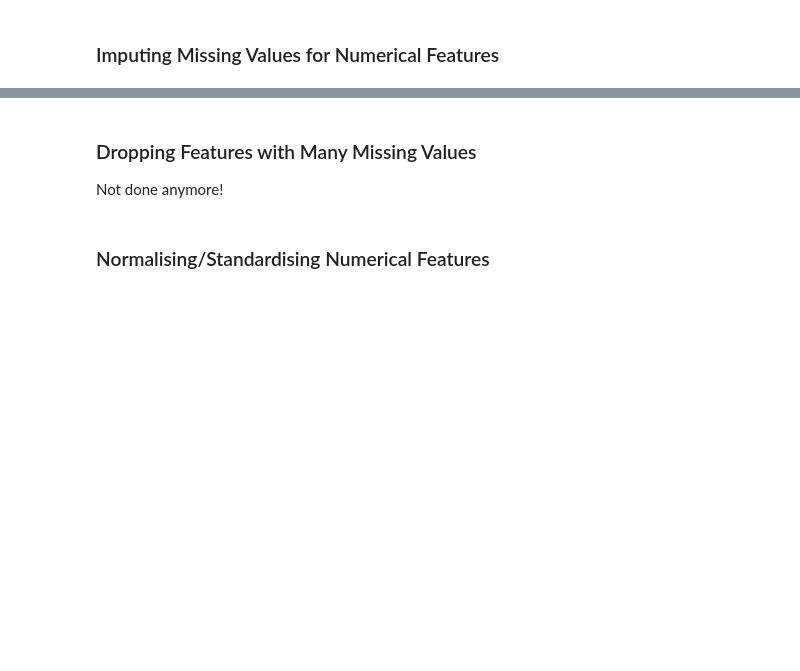
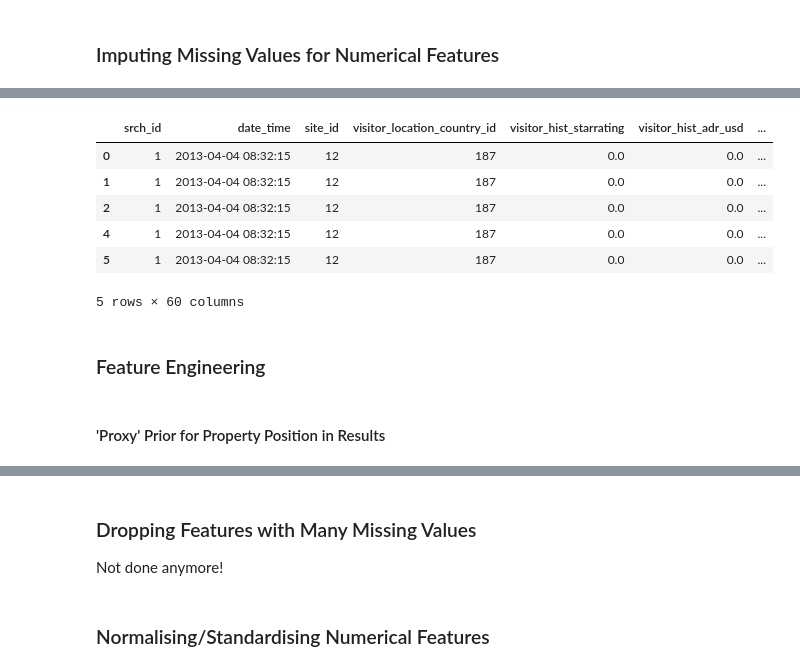
Before and after one commit to ryan-ott/DMT-Group17, a Jupyter notebook: Assignment2/expedia.ipynb, the cells around one changed output, grey strips where cells are left out. Cells and saved outputs as stored; diff of their text form; code cells hidden in the pictures; blank space fills up the shorter version.

Commit message:
Much progress on Feature Engineering

```diff
--- a/Assignment2/expedia.ipynb
+++ b/Assignment2/expedia.ipynb
@@ -147,0 +234,42 @@ Zero was chosen as the imputation value for the numerical features because it in
+# %%
+for feature in categorical_features:
+    # Initialize new columns for EXP features
+    df[f'{feature}_exp_click'] = np.nan
+    df[f'{feature}_exp_booking'] = np.nan
+
+    # Iterate over each category in the feature
+    for category in df[feature].unique():
+        # Create mask for the current category
+        category_mask = df[feature] == category
+
+        # Calculate sums and counts excluding the current row
+        # We use sum and count to calculate the mean without the current row
+        sum_click = df.loc[category_mask, 'click_bool'].sum()
+        count_click = category_mask.sum()
+        sum_booking = df.loc[category_mask, 'booking_bool'].sum()
+        count_booking = category_mask.sum()
+
+        # Assign the leave-one-out mean to the rows of the current category
+        # For each row, we use (sum - current value) / (count - 1) to get the leave-one-out mean
+        # Important to leave out the current row when calculating the mean to prevent data leakage
+        df.loc[category_mask, f'{feature}_exp_click'] = (sum_click - df['click_bool']) / (count_click - 1)
+        df.loc[category_mask, f'{feature}_exp_booking'] = (sum_booking - df['booking_bool']) / (count_booking - 1)
+
+# Handle cases where the category only has one row and thus (count - 1) would be zero
+for feature in categorical_features:
+    df.fillna({f'{feature}_exp_click': df['click_bool'].mean()}, inplace=True)
+    df.fillna({f'{feature}_exp_booking': df['booking_bool'].mean()}, inplace=True)
+# %%
+df.head()
+# %% [output]
+|  | srch_id | date_time | site_id | visitor_location_country_id | visitor_hist_starrating | visitor_hist_adr_usd | ... |
+| 0 | 1 | 2013-04-04 08:32:15 | 12 | 187 | 0.0 | 0.0 | ... |
+| 1 | 1 | 2013-04-04 08:32:15 | 12 | 187 | 0.0 | 0.0 | ... |
+| 2 | 1 | 2013-04-04 08:32:15 | 12 | 187 | 0.0 | 0.0 | ... |
+| 4 | 1 | 2013-04-04 08:32:15 | 12 | 187 | 0.0 | 0.0 | ... |
+| 5 | 1 | 2013-04-04 08:32:15 | 12 | 187 | 0.0 | 0.0 | ... |
+5 rows × 60 columns
+# %% [markdown]
+### Feature Engineering
+# %% [markdown]
+#### 'Proxy' Prior for Property Position in Results
```
Also changed, not shown: parts of 27 cells of this notebook.
